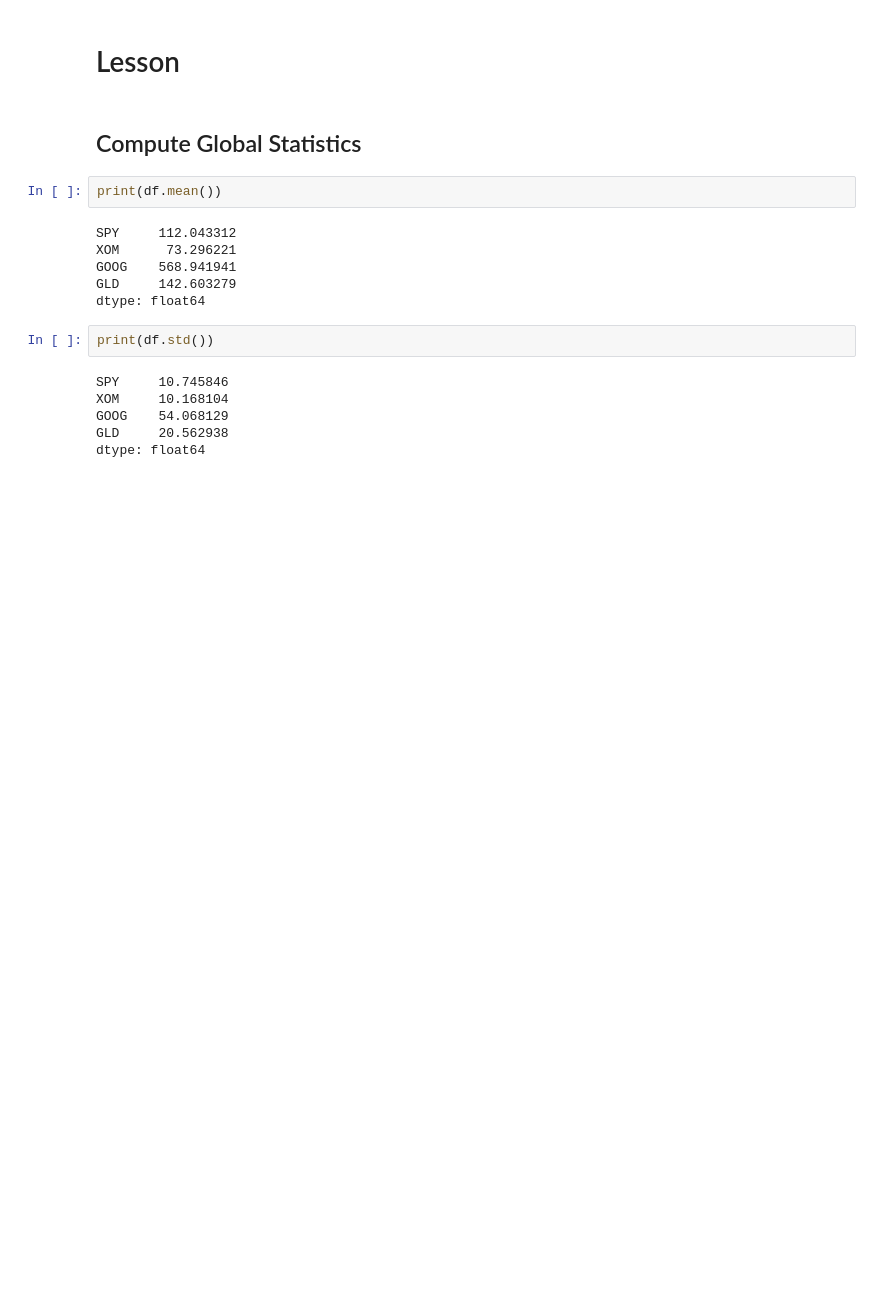
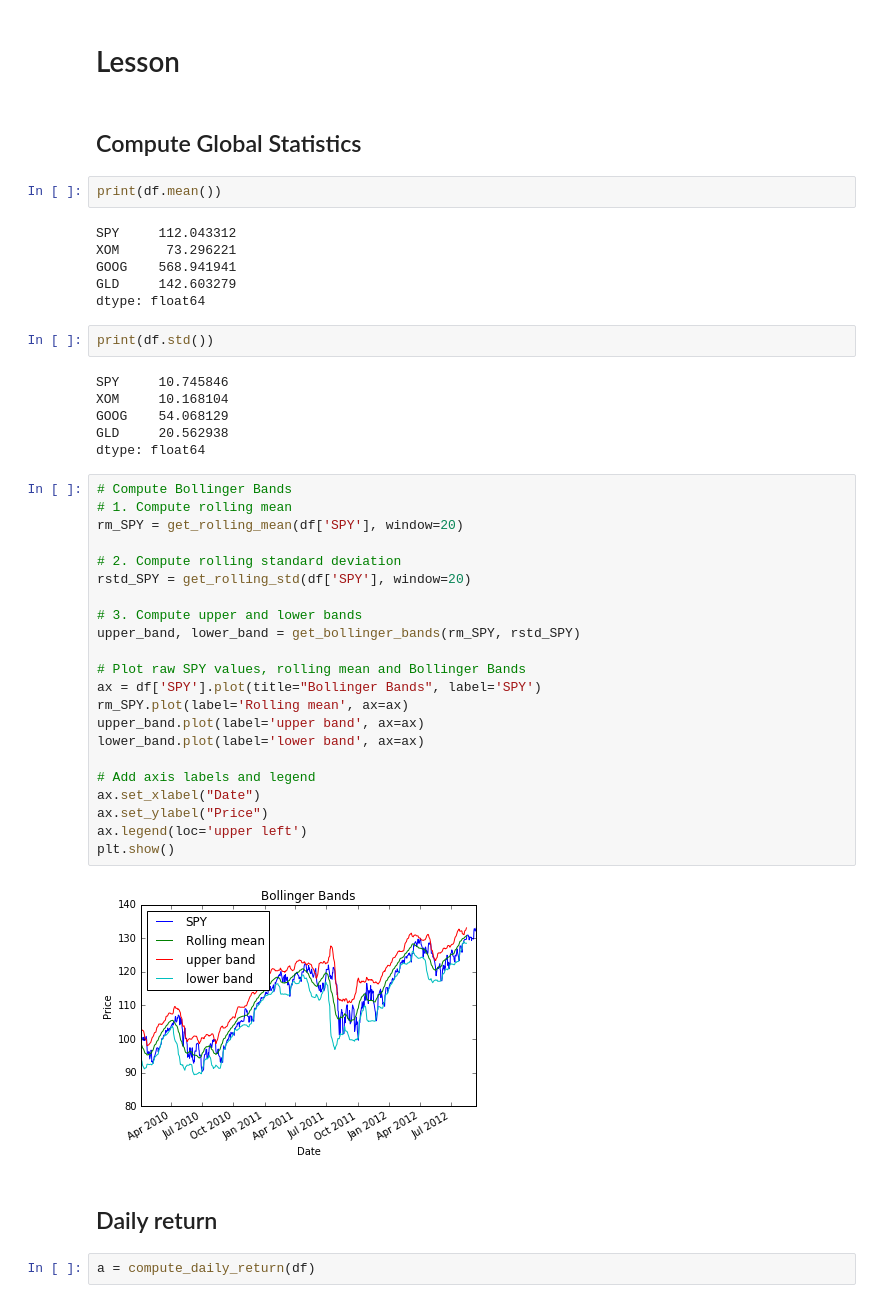
Before and after one commit to hoangntc/machine-learning-for-trading, a Jupyter notebook: statistical_analysis.ipynb, the cells around one changed output. Drawn from its saved outputs; the diff is of its cells as text; blank space fills up the shorter version.

```diff
--- a/statistical_analysis.ipynb
+++ b/statistical_analysis.ipynb
@@ -35,3 +35,31 @@ XOM     10.168104
 GOOG    54.068129
 GLD     20.562938
 dtype: float64
+# %%
+# Compute Bollinger Bands
+# 1. Compute rolling mean
+rm_SPY = get_rolling_mean(df['SPY'], window=20)
+
+# 2. Compute rolling standard deviation
+rstd_SPY = get_rolling_std(df['SPY'], window=20)
+
+# 3. Compute upper and lower bands
+upper_band, lower_band = get_bollinger_bands(rm_SPY, rstd_SPY)
+
+# Plot raw SPY values, rolling mean and Bollinger Bands
+ax = df['SPY'].plot(title="Bollinger Bands", label='SPY')
+rm_SPY.plot(label='Rolling mean', ax=ax)
+upper_band.plot(label='upper band', ax=ax)
+lower_band.plot(label='lower band', ax=ax)
+
+# Add axis labels and legend
+ax.set_xlabel("Date")
+ax.set_ylabel("Price")
+ax.legend(loc='upper left')
+plt.show()
+# %% [output]
+[figure, added]
+# %% [markdown]
+## Daily return
+# %%
+a = compute_daily_return(df)
```
Also changed, not shown: parts of 4 cells of this notebook, 1 other file.
